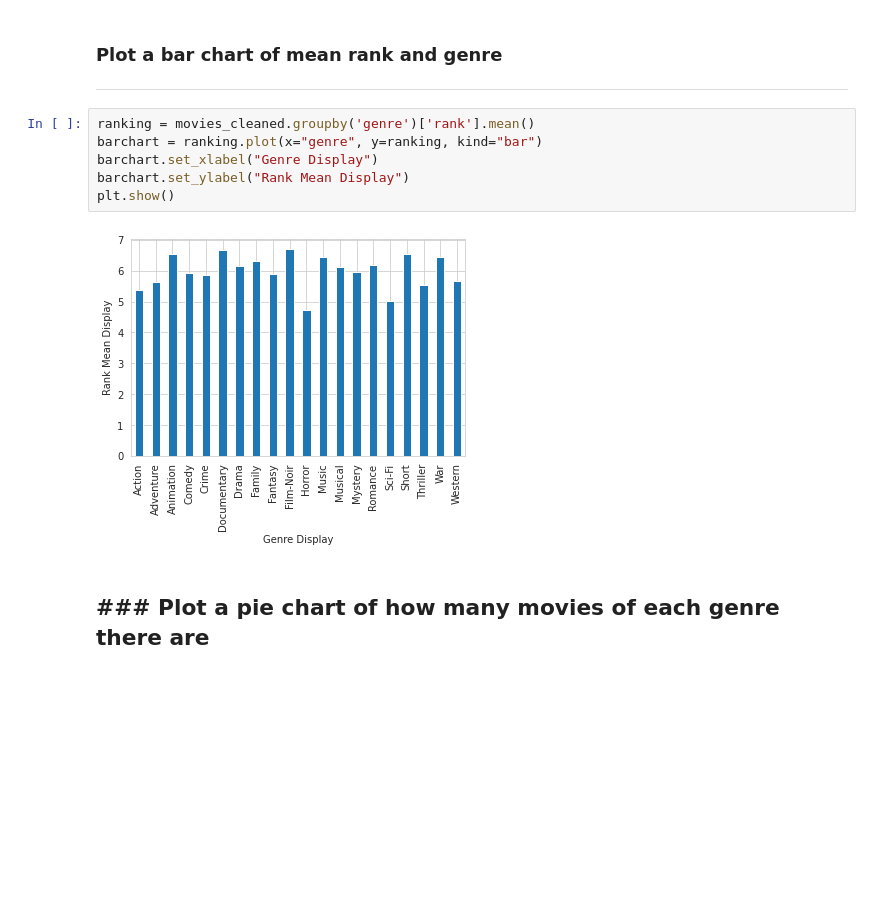
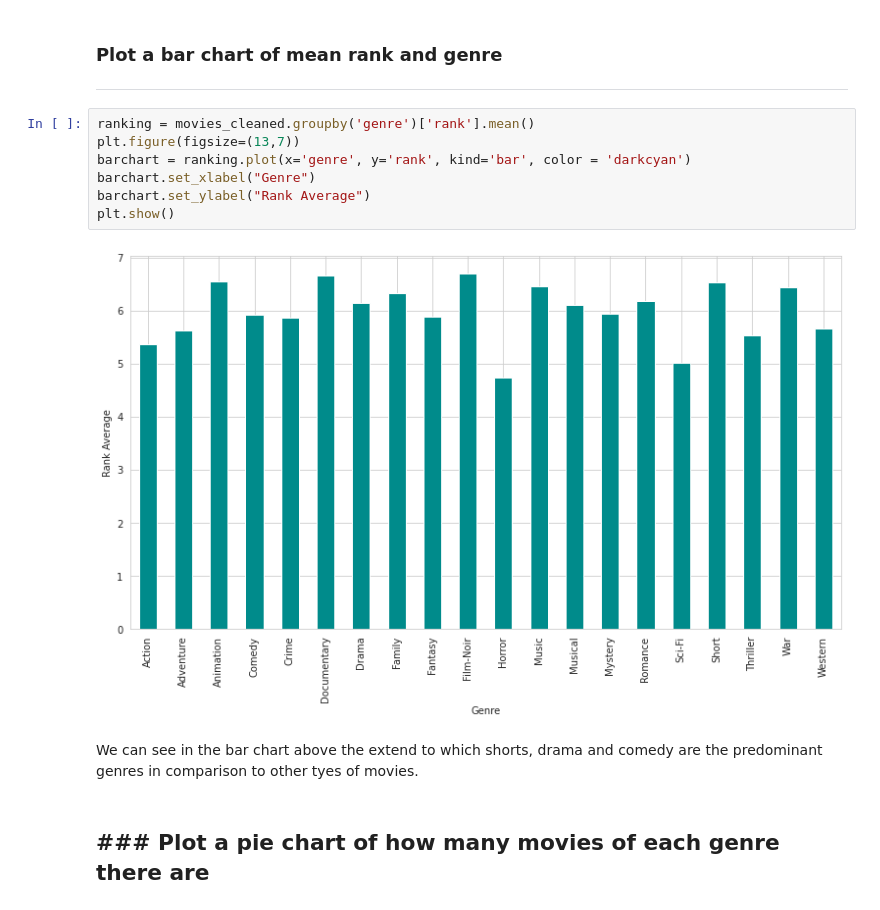
Before and after one commit to EllenSakkla/-PythonFundamentals, a Jupyter notebook: projects/Movies_Project.ipynb, the cells around one changed output. Cells and saved outputs as stored; diff of their text form; blank space fills up the shorter version.

```diff
--- a/projects/Movies_Project.ipynb
+++ b/projects/Movies_Project.ipynb
@@ -237,12 +290,15 @@ Name: rank, Length: 828, dtype: int64
 ---
 # %%
 ranking = movies_cleaned.groupby('genre')['rank'].mean()
-barchart = ranking.plot(x="genre", y=ranking, kind="bar")
-barchart.set_xlabel("Genre Display")
-barchart.set_ylabel("Rank Mean Display")
+plt.figure(figsize=(13,7))
+barchart = ranking.plot(x='genre', y='rank', kind='bar', color = 'darkcyan')
+barchart.set_xlabel("Genre")
+barchart.set_ylabel("Rank Average")
 plt.show()
 # %% [output]
-[figure, old version]
+[figure, new version]
+# %% [markdown]
+We can see in the bar chart above the extend to which shorts, drama and comedy are the predominant genres in comparison to other tyes of movies.
 # %% [markdown]
 ### Plot a pie chart of how many movies of each genre there are
 ---
```
Also changed, not shown: parts of 10 cells of this notebook.
